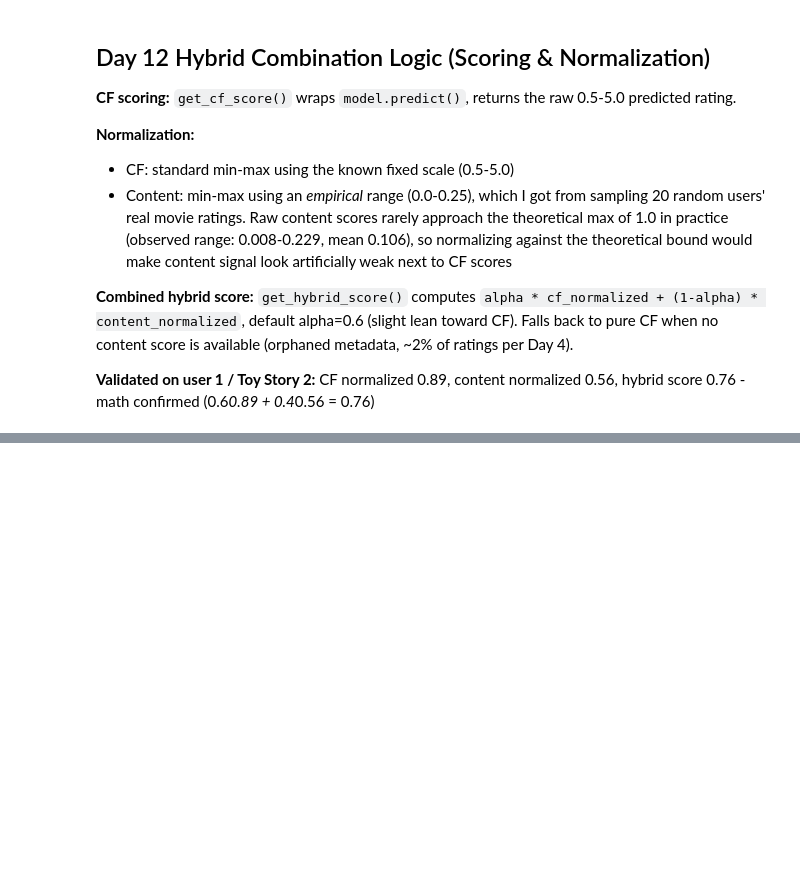
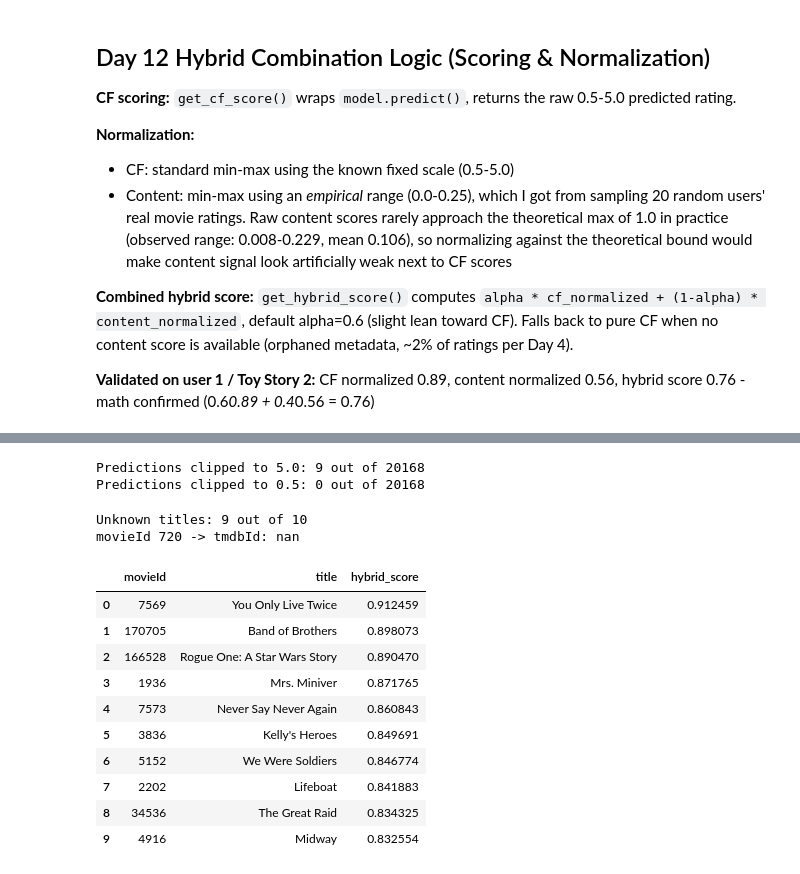
Before and after one commit to leajadaa/movie-recommender, a Jupyter notebook: notebooks/01_eda.ipynb, the cells around one changed output, grey strips where cells are left out. Saved outputs shown, nothing was run; the diff lists cells and outputs as text; code cells hidden in the pictures; blank space fills up the shorter version.

```diff
--- a/notebooks/01_eda.ipynb
+++ b/notebooks/01_eda.ipynb
@@ -1645,0 +1713,66 @@ normalized 0.56, hybrid score 0.76 - math confirmed
+# %%
+#how many test-set predictions got clipped to exactly the boundaries
+test_predictions = model.test(testset)
+clipped_high = sum(1 for p in test_predictions if p.est == 5.0)
+clipped_low = sum(1 for p in test_predictions if p.est == 0.5)
+
+print(f"Predictions clipped to 5.0: {clipped_high} out of {len(test_predictions)}")
+print(f"Predictions clipped to 0.5: {clipped_low} out of {len(test_predictions)}")
+# %% [output]
+Predictions clipped to 5.0: 9 out of 20168
+Predictions clipped to 0.5: 0 out of 20168
+# %%
+#check how many recommendations are "Unknown" due to missing metadata
+unknown_count = (recommendations['title'] == 'Unknown').sum()
+print(f"Unknown titles: {unknown_count} out of {len(recommendations)}")
+
+#check if movieId 720 specifically has a tmdbId mapping
+print("movieId 720 -> tmdbId:", movieid_to_tmdbid.get(720))
+# %% [output]
+Unknown titles: 9 out of 10
+movieId 720 -> tmdbId: nan
+# %%
+def get_hybrid_recommendations(user_id, ratings_df, model, n=10, alpha=0.6):
+    rated_movieids = set(ratings_df[ratings_df['userId'] == user_id]['movieId'])
+    all_movieids = set(ratings_df['movieId'].unique())
+
+    # Only consider candidates that have valid content metadata (a real tmdbId mapping)
+    valid_movieids = {
+        mid for mid in all_movieids
+        if not pd.isna(movieid_to_tmdbid.get(mid)) and movieid_to_tmdbid.get(mid) in movieid_to_idx
+    }
+
+    candidates = list(valid_movieids - rated_movieids)
+
+    scores = []
+    for movieid in candidates:
+        score = get_hybrid_score(user_id, movieid, ratings_df, model, alpha)
+        scores.append((movieid, score))
+
+    scores.sort(key=lambda x: x[1], reverse=True)
+    top_n = scores[:n]
+
+    result = []
+    for movieid, score in top_n:
+        tmdbid = movieid_to_tmdbid.get(movieid)
+        idx = movieid_to_idx[tmdbid]
+        title = movies_for_content.iloc[idx]['title']
+        result.append({'movieId': movieid, 'title': title, 'hybrid_score': score})
+
+    return pd.DataFrame(result)
+# %%
+#rerun
+recommendations = get_hybrid_recommendations(user_id=1, ratings_df=ratings, model=model, n=10)
+recommendations
+# %% [output]
+|  | movieId | title | hybrid_score |
+| 0 | 7569 | You Only Live Twice | 0.912459 |
+| 1 | 170705 | Band of Brothers | 0.898073 |
+| 2 | 166528 | Rogue One: A Star Wars Story | 0.890470 |
+| 3 | 1936 | Mrs. Miniver | 0.871765 |
+| 4 | 7573 | Never Say Never Again | 0.860843 |
+| 5 | 3836 | Kelly's Heroes | 0.849691 |
+| 6 | 5152 | We Were Soldiers | 0.846774 |
+| 7 | 2202 | Lifeboat | 0.841883 |
+| 8 | 34536 | The Great Raid | 0.834325 |
+| 9 | 4916 | Midway | 0.832554 |
```
Also changed, not shown: parts of 5 cells of this notebook.
